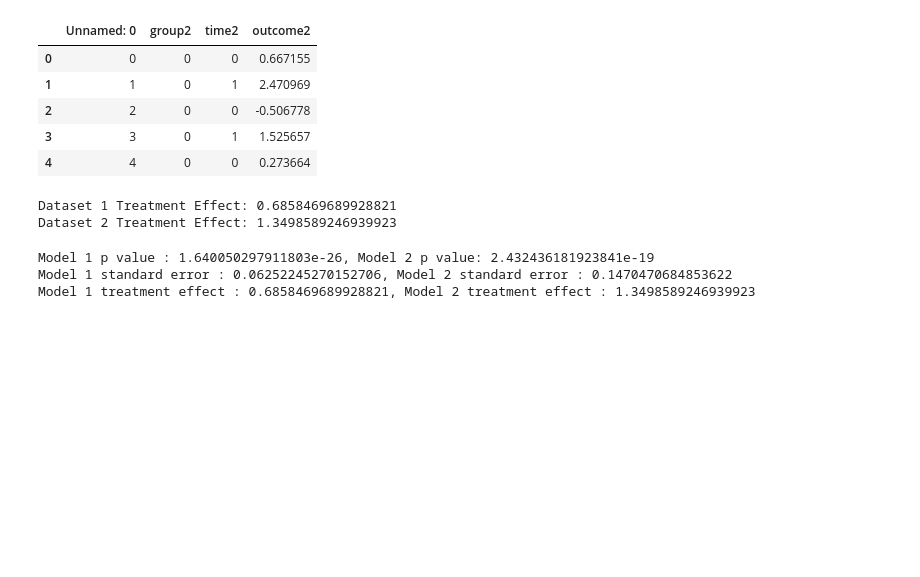
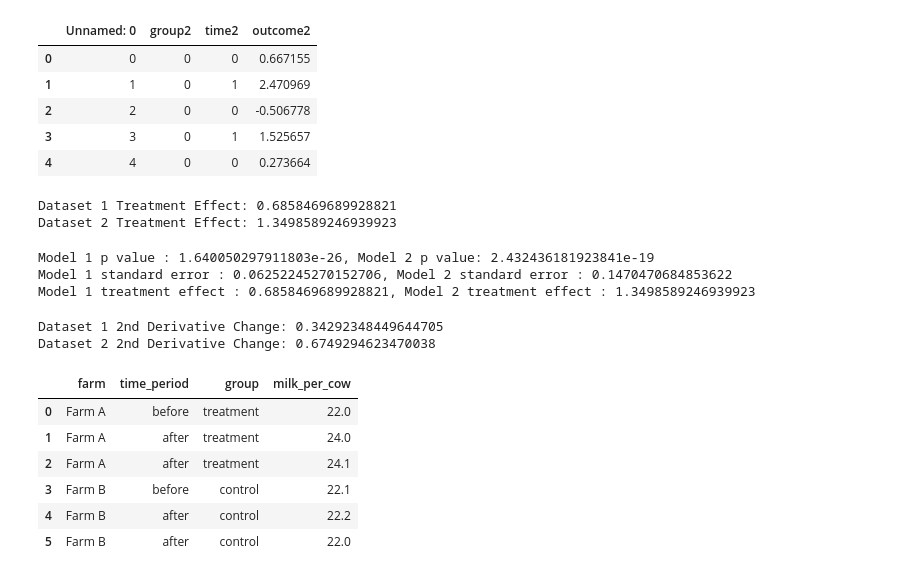
Before and after one commit to DorryJing/2025-summer-mod-6, a Jupyter notebook: coding_quiz_3.ipynb, the cells around one changed output. Saved outputs shown, nothing was run; the diff lists cells and outputs as text; code cells hidden in the pictures; blank space fills up the shorter version.

```diff
--- a/coding_quiz_3.ipynb
+++ b/coding_quiz_3.ipynb
@@ -101,0 +109,29 @@ Model 1 treatment effect : 0.6858469689928821, Model 2 treatment effect : 1.3498
+# %%
+model1 = smf.ols("outcome1 ~ group1 + time1 + time1_squared + interaction + interaction_squared", data=df_2a).fit()
+model2 = smf.ols("outcome2 ~ group2 + time2 + time2_squared + interaction + interaction_squared", data=df_2b).fit()
+print(f"Dataset 1 2nd Derivative Change: {model1.params['interaction_squared']}")
+print(f"Dataset 2 2nd Derivative Change: {model2.params['interaction_squared']}")
+# %% [output]
+Dataset 1 2nd Derivative Change: 0.34292348449644705
+Dataset 2 2nd Derivative Change: 0.6749294623470038
+# %%
+import pandas as pd
+
+data = {
+    'farm': ['Farm A', 'Farm A', 'Farm A', 'Farm B', 'Farm B', 'Farm B'],
+    'time_period': ['before', 'after', 'after', 'before', 'after', 'after'],
+    'group': ['treatment', 'treatment', 'treatment', 'control', 'control', 'control'],
+    'milk_per_cow': [22.0, 24.0, 24.1, 22.1, 22.2, 22.0]
+}
+
+df = pd.DataFrame(data)
+# %%
+df
+# %% [output]
+|  | farm | time_period | group | milk_per_cow |
+| 0 | Farm A | before | treatment | 22.0 |
+| 1 | Farm A | after | treatment | 24.0 |
+| 2 | Farm A | after | treatment | 24.1 |
+| 3 | Farm B | before | control | 22.1 |
+| 4 | Farm B | after | control | 22.2 |
+| 5 | Farm B | after | control | 22.0 |
```
Also changed, not shown: parts of 3 cells of this notebook, 1 other file.
